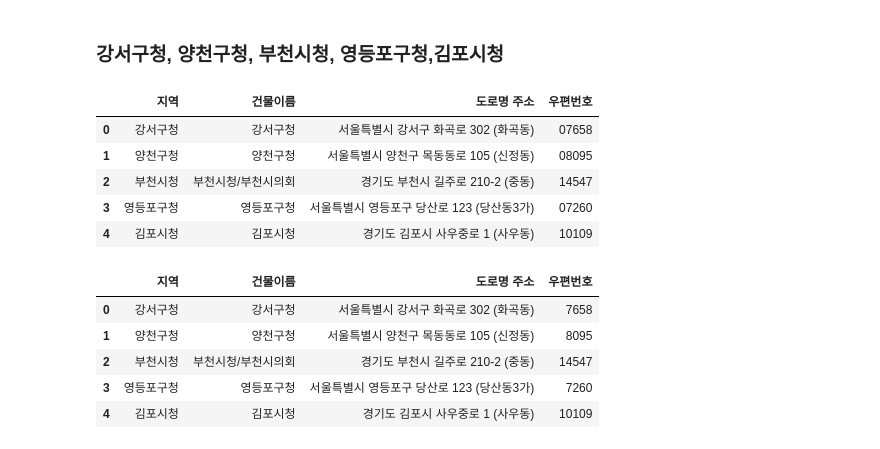
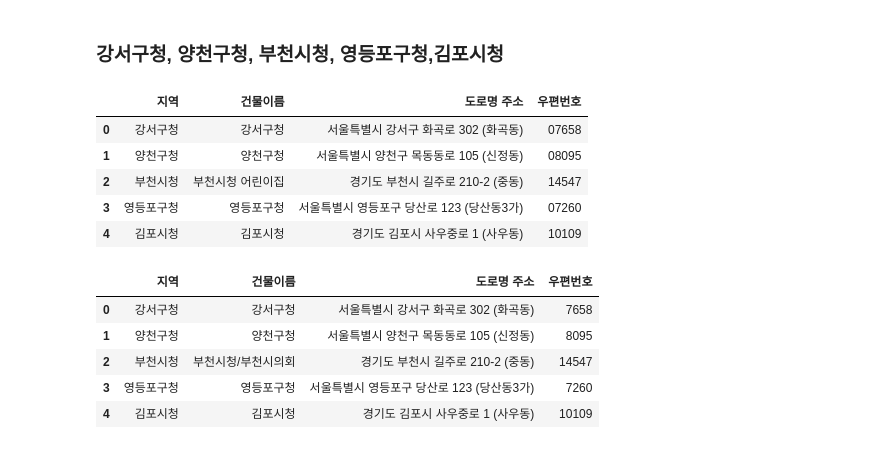
Before and after one commit to bag3671/Data-analysis, a Jupyter notebook: 06.restAPI/01.RoadAPI.ipynb, the cells around one changed output. Drawn from its saved outputs; the diff is of its cells as text; code cells hidden in the pictures.

```diff
--- a/06.restAPI/01.RoadAPI.ipynb
+++ b/06.restAPI/01.RoadAPI.ipynb
@@ -18,0 +23,3 @@ urlparse(url).geturl()
+# %%
+url = f'{road_url}?confmKey={roadapi_key}&currentPage=1&countPerPage=1000&keyword={quote("강서구청")}&resultType=json'
+url
@@ -57,37 +66,37 @@ for addr in addr_list:
 # %%
 key_fd = open('roadapikey.txt')
 roadapi_key = key_fd.read(100)
 key_fd.close()
 bdNm = []
 roadAddr = []
 zipNo = []
 a = ['강서구청', '양천구청', '부천시청', '영등포구청','김포시청']
 for i in a:
     road_url = 'https://www.juso.go.kr/addrlink/addrLinkApi.do'
-    url = f'{road_url}?confmKey={roadapi_key}&currentPage=1&countPerPage=10&keyword={i}&resultType=json'
+    url = f'{road_url}?confmKey={roadapi_key}&currentPage=1&countPerPage=10&keyword={quote(i)}&resultType=json'
     urlparse(url).geturl()
     results = requests.get(urlparse(url).geturl()).json()
     addr_list = results['results']['juso']
-    if addr_list[0]['bdNm'] != i:
-        bdNm.append(addr_list[2]['bdNm'])
-    else :
-        bdNm.append(addr_list[0]['bdNm'])
+    # if addr_list[0]['bdNm'] != i:
+    #     bdNm.append(addr_list[2]['bdNm'])
+    # else :
+    bdNm.append(addr_list[0]['bdNm'])
     roadAddr.append(addr_list[0]['roadAddr'])
     zipNo.append(addr_list[0]['zipNo'])
 adress = pd.DataFrame({
                         "지역":a,
                         "건물이름" : bdNm,
                         "도로명 주소" : roadAddr,
                         "우편번호" : zipNo
             })
 adress.index_name = "index"
 adress.to_csv("adress.csv",sep=',',encoding='UTF-8',index=False)
 adress
 # %% [output]
 |  | 지역 | 건물이름 | 도로명 주소 | 우편번호 |
 | 0 | 강서구청 | 강서구청 | 서울특별시 강서구 화곡로 302 (화곡동) | 07658 |
 | 1 | 양천구청 | 양천구청 | 서울특별시 양천구 목동동로 105 (신정동) | 08095 |
-| 2 | 부천시청 | 부천시청/부천시의회 | 경기도 부천시 길주로 210-2 (중동) | 14547 |
+| 2 | 부천시청 | 부천시청 어린이집 | 경기도 부천시 길주로 210-2 (중동) | 14547 |
 | 3 | 영등포구청 | 영등포구청 | 서울특별시 영등포구 당산로 123 (당산동3가) | 07260 |
 | 4 | 김포시청 | 김포시청 | 경기도 김포시 사우중로 1 (사우동) | 10109 |
 # %%
```
Also changed, not shown: parts of 4 cells of this notebook, 35 other files.
